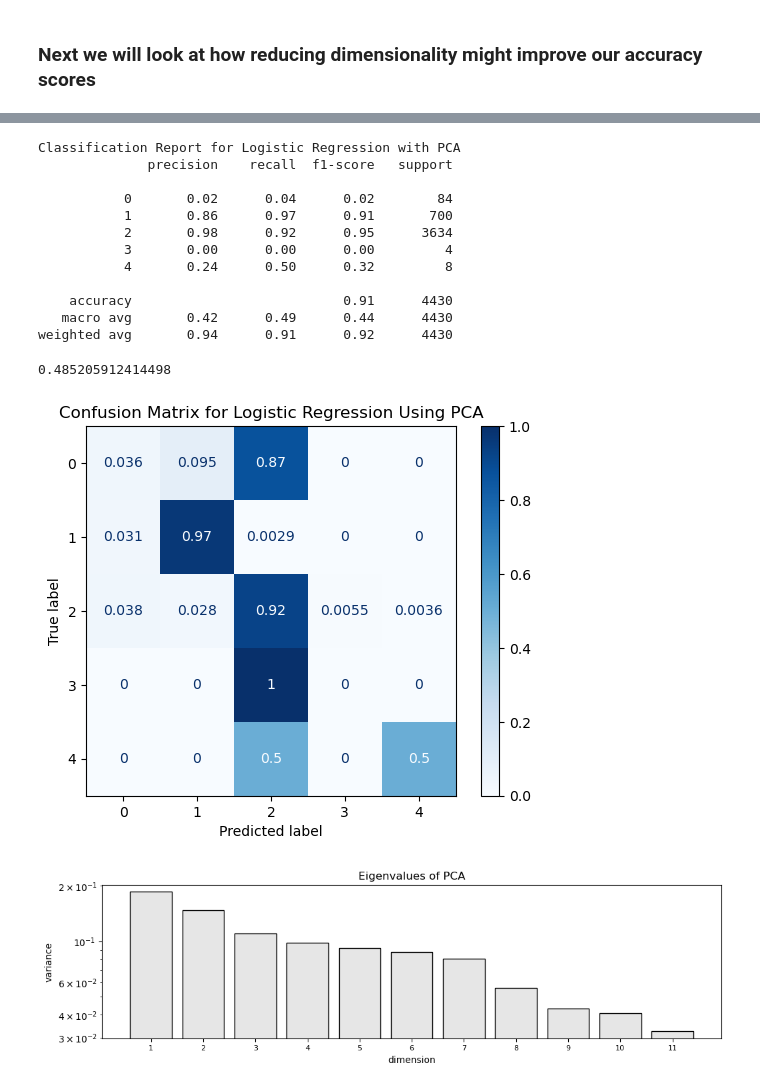
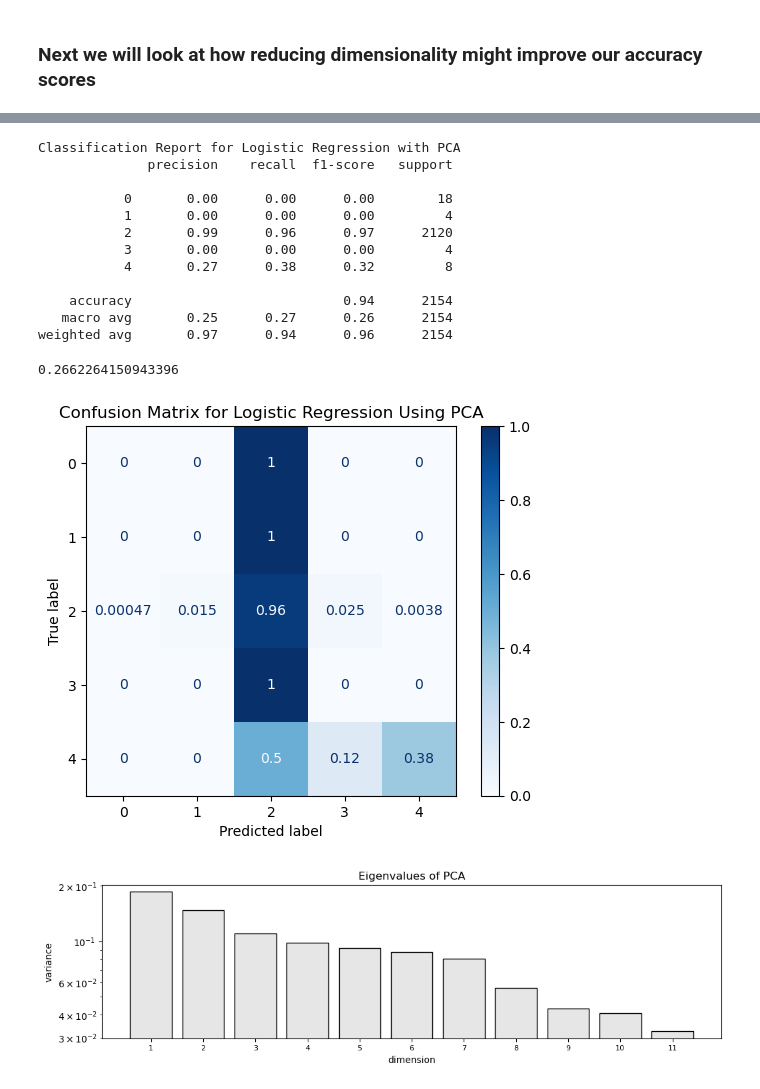
Before and after one commit to ibonomi-MSSE/277B-Final-Project, a Jupyter notebook: model_exploration_ChemBerta.ipynb, the cells around one changed output, grey strips where cells are left out. Saved outputs shown, nothing was run; the diff lists cells and outputs as text; code cells hidden in the pictures.

```diff
--- a/model_exploration_ChemBerta.ipynb
+++ b/model_exploration_ChemBerta.ipynb
@@ -283,7 +1713,7 @@ def extract_features(mutation):
 
 
 import pandas as pd
-master_file = pd.read_csv("WHO-UCN-TB-2023.6-eng_catalogue_master_file.txt", sep="\t")
+master_file_clean = pd.read_csv("WHO-UCN-TB-2023.6-eng_catalogue_master_file.txt", sep="\t")
 
 master_file_clean["gene"] = master_file_clean["gene"].str.strip()
 master_file_clean["mutation"] = master_file_clean["mutation"].str.strip()
@@ -647,15 +1925,16 @@ Remaining data shape: (43722, 122)
 # scale the data
 scaler_fp = StandardScaler()
 
-X_fp_train_scaled = scaler_fp.fit_transform(X_train_fp_only)
-X_fp_test_scaled = scaler_fp.transform(X_test_fp_only)
+X_PCA_train_scaled = scaler_fp.fit_transform(X_train)
+X_PCA_test_scaled = scaler_fp.transform(X_test)
 
 pca = PCA(n_components=0.95, random_state=42)
 
 # run PCA
-X_fp_train_PCA = pca.fit_transform(X_fp_train_scaled)
-X_fp_test_PCA = pca.transform(X_fp_test_scaled)
+XS_train_PCA = pca.fit_transform(X_PCA_train_scaled)
+XS_test_PCA = pca.transform(X_PCA_test_scaled)
 
 # convert to DF
-X_fp_train_PCA = pd.DataFrame(X_fp_train_PCA, index=X_train_fp_only.index)
-X_fp_test_PCA = pd.DataFrame(X_fp_test_PCA, index=X_test_fp_only.index)
+XS_train_PCA = pd.DataFrame(XS_train_PCA)
+XS_test_PCA = pd.DataFrame(XS_test_PCA)
+print(XS_train_PCA.head())
@@ -662,50 +1959,50 @@ X_fp_test_PCA = pd.DataFrame(X_fp_test_PCA, index=X_test_fp_only.index)
 # %%
-# add the PCA columns back for hte full data readout
-X_train_final_pca = pd.concat([X_train_remaining, X_fp_train_PCA], axis=1)
-X_test_final_pca = pd.concat([X_test_remaining, X_fp_test_PCA], axis=1)
-
 # convert column names to strings
-X_train_final_pca.columns = [f"fp_pca_{i}" for i in range(X_train_final_pca.shape[1])]
-X_test_final_pca.columns = [f"fp_pca_{i}" for i in range(X_test_final_pca.shape[1])]
+XS_train_PCA.columns = [f"fp_pca_{i}" for i in range(XS_train_PCA.shape[1])]
+XS_test_PCA.columns = [f"fp_pca_{i}" for i in range(XS_test_PCA.shape[1])]
 
 # scale the full data again
 scaler_full = StandardScaler()
-X_train_final_pca_scaled = scaler_full.fit_transform(X_train_final_pca)
-X_test_final_pca_scaled = scaler_full.transform(X_test_final_pca)
+X_trainPCA_final = scaler_full.fit_transform(XS_train_PCA)
+X_testPCA_final = scaler_full.transform(XS_test_PCA)
+
+# df
+X_trainPCA_final = pd.DataFrame(X_trainPCA_final)
+X_testPCA_final = pd.DataFrame(X_testPCA_final)
 # %%
 # Run a logistic regression model with CPA
 baseline_model_pca = LogisticRegression(max_iter=1000, random_state=42, class_weight='balanced')
-baseline_model_pca.fit(X_train_final_pca_scaled, y_train_fp)
-y_pred_pca = baseline_model_pca.predict(X_test_final_pca_scaled)
+baseline_model_pca.fit(X_trainPCA_final, y_train)
+y_pred_pca = baseline_model_pca.predict(X_testPCA_final)
 print("Classification Report for Logistic Regression with PCA")
-print(classification_report(y_test_fp, y_pred_pca))
+print(classification_report(y_test, y_pred_pca))
 # %% [output]
 Classification Report for Logistic Regression with PCA
               precision    recall  f1-score   support
 
-           0       0.02      0.04      0.02        84
-           1       0.86      0.97      0.91       700
-           2       0.98      0.92      0.95      3634
+           0       0.00      0.00      0.00        18
+           1       0.00      0.00      0.00         4
+           2       0.99      0.96      0.97      2120
            3       0.00      0.00      0.00         4
-           4       0.24      0.50      0.32         8
+           4       0.27      0.38      0.32         8
 
-    accuracy                           0.91      4430
-   macro avg       0.42      0.49      0.44      4430
-weighted avg       0.94      0.91      0.92      4430
+    accuracy                           0.94      2154
+   macro avg       0.25      0.27      0.26      2154
+weighted avg       0.97      0.94      0.96      2154
 # %%
 # check the balanced accuracy
-balanced_accuracy_pca = balanced_accuracy_score(y_test_fp, y_pred_pca)
+balanced_accuracy_pca = balanced_accuracy_score(y_test, y_pred_pca)
 print(balanced_accuracy_pca)
 
 # plot the confusion matrix for the baseline model
-cm_pca = confusion_matrix(y_test_fp, y_pred_pca, labels=baseline_model_pca.classes_, normalize='true')
+cm_pca = confusion_matrix(y_test, y_pred_pca, labels=baseline_model_pca.classes_, normalize='true')
 disp_pca = ConfusionMatrixDisplay(confusion_matrix=cm_pca, display_labels=baseline_model_pca.classes_)
 disp_pca.plot(cmap=plt.cm.Blues)
 plt.title("Confusion Matrix for Logistic Regression Using PCA")
 plt.show()
 # %% [output]
-0.485205912414498
+0.2662264150943396
-[figure, old version]
+[figure, new version]
 # %%
 eigenVec = pca.components_
 eigenVal = pca.explained_variance_ratio_
```
Also changed, not shown: parts of 21 cells of this notebook, 3 other files.
